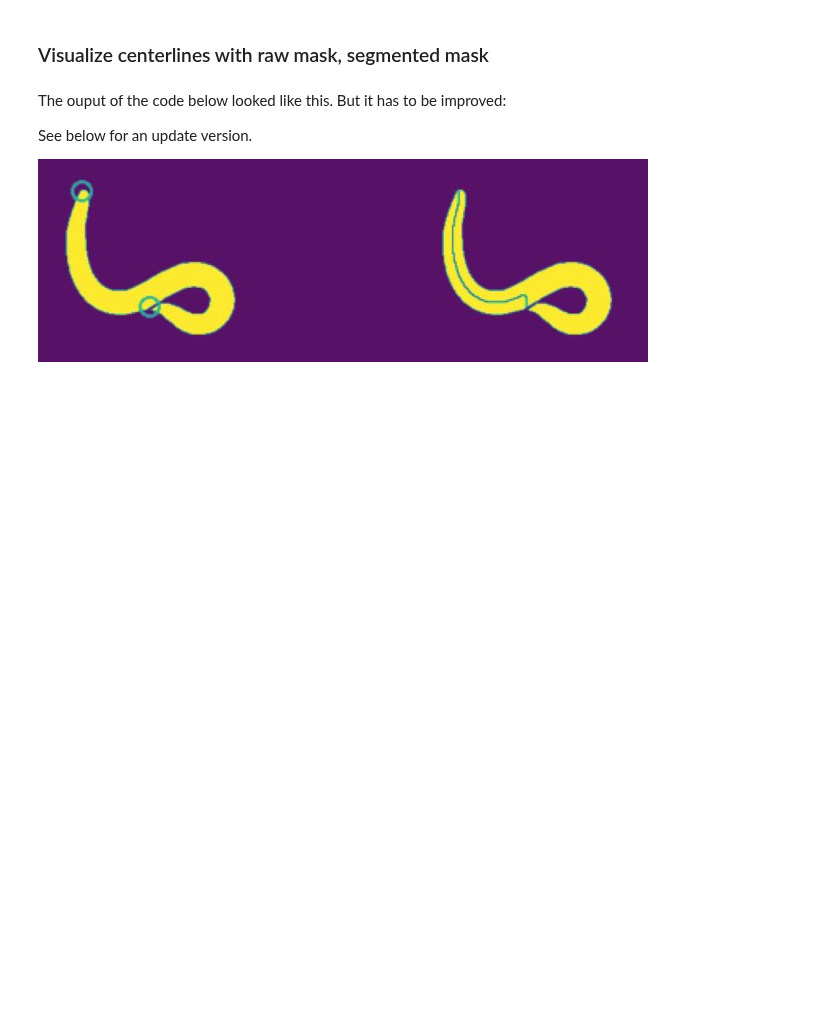
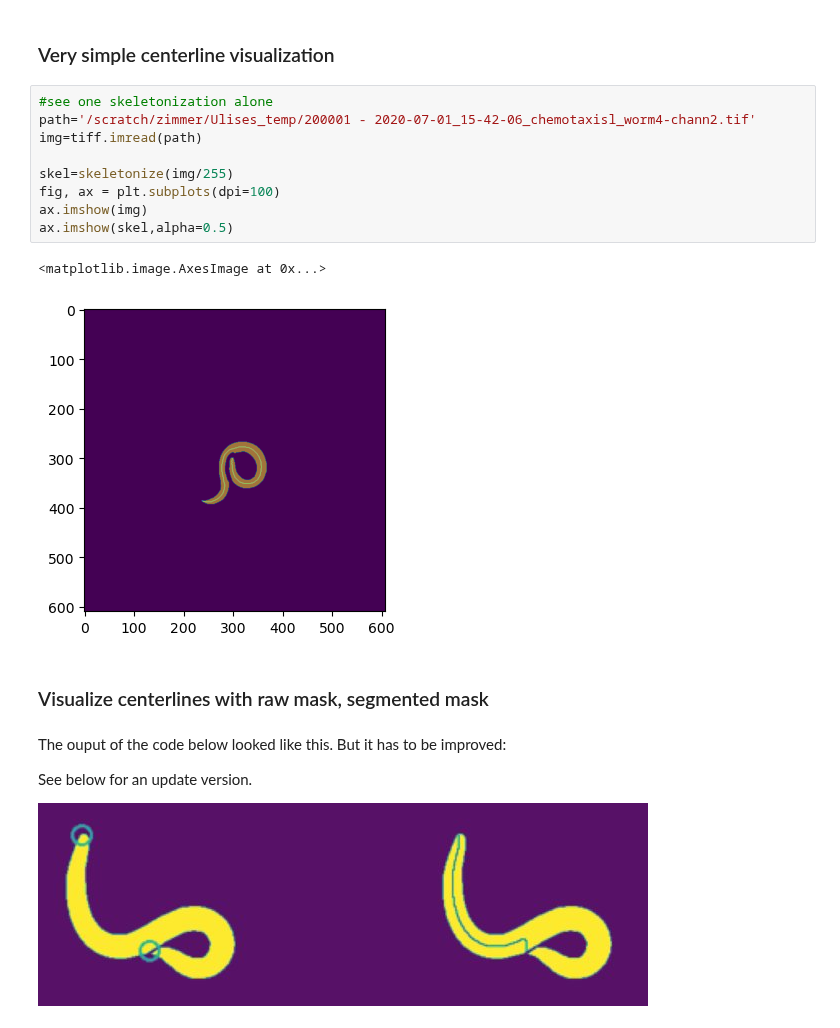
Before and after one commit to leonkontorovich/centerline_behavior_annotation, a Jupyter notebook: centerline/dev/visualize_centerlines.ipynb, the cells around one changed output. Cells and saved outputs as stored; diff of their text form; blank space fills up the shorter version.

Commit message:
added a line to have a quick visualisation of skeleton on a binary image

```diff
--- a/centerline/dev/visualize_centerlines.ipynb
+++ b/centerline/dev/visualize_centerlines.ipynb
@@ -24,3 +26,17 @@ from centerline.src.make_skeleton import make_skeleton
+# %% [markdown]
+### Very simple centerline visualization
+# %%
+#see one skeletonization alone
+path='/scratch/zimmer/Ulises_temp/200001 - 2020-07-01_15-42-06_chemotaxisl_worm4-chann2.tif'
+img=tiff.imread(path)
+
+skel=skeletonize(img/255)
+fig, ax = plt.subplots(dpi=100)
+ax.imshow(img)
+ax.imshow(skel,alpha=0.5)
+# %% [output]
+<matplotlib.image.AxesImage at 0x...>
+[figure, added]
 # %% [markdown]
 ### Visualize centerlines with raw mask, segmented mask
 # %% [markdown]
```
Also changed, not shown: parts of 1 cell of this notebook.
